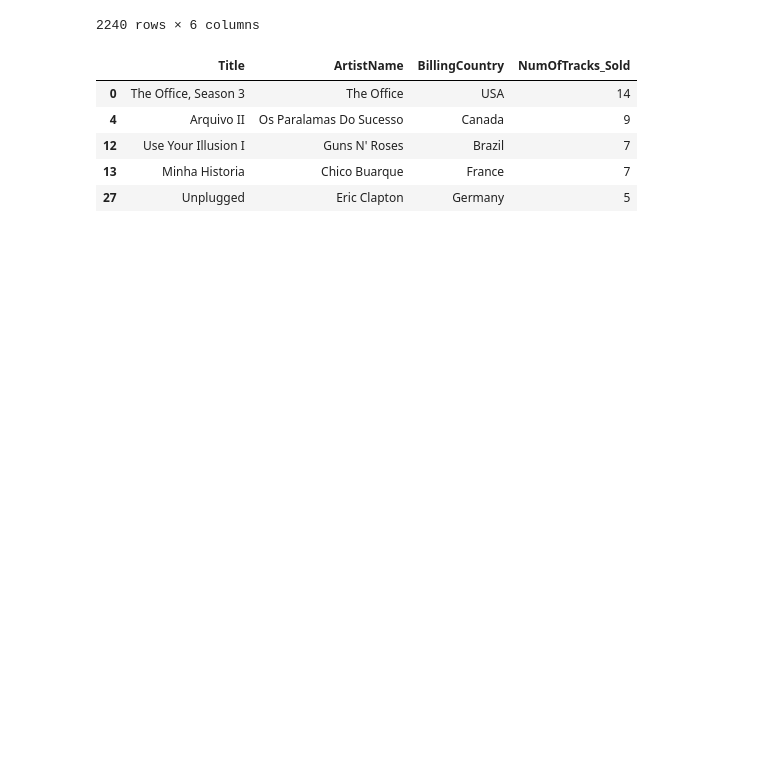
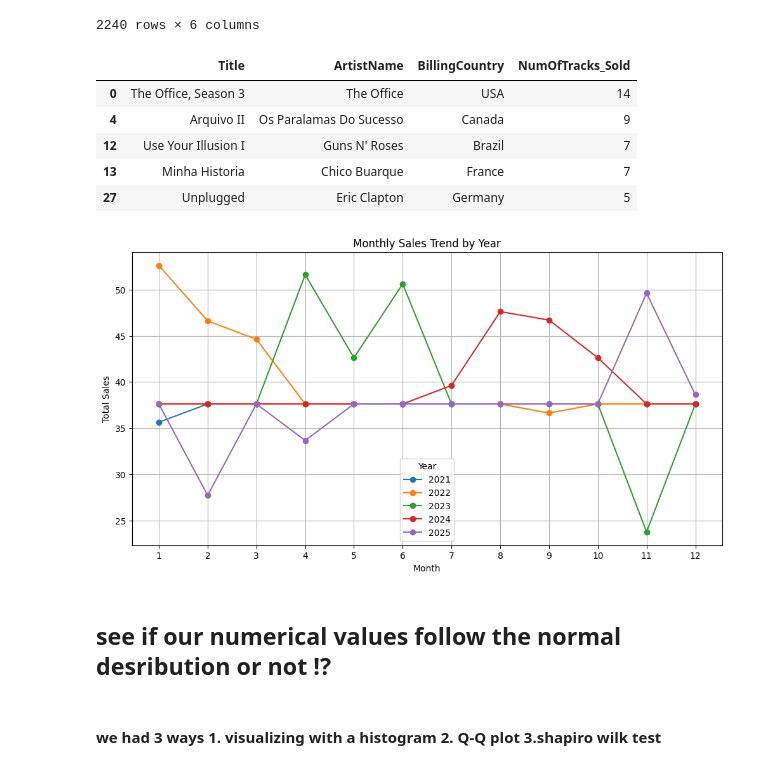
Before and after one commit to SobhanSalarian/MusicStore, a Jupyter notebook: notebooks/AnalyzingTheData.ipynb, the cells around one changed output. Saved outputs shown, nothing was run; the diff lists cells and outputs as text; code cells hidden in the pictures; blank space fills up the shorter version.

```diff
--- a/notebooks/AnalyzingTheData.ipynb
+++ b/notebooks/AnalyzingTheData.ipynb
@@ -189,3 +192,34 @@ gropedtrack_albums_invoiceline_invoice
 | 12 | Use Your Illusion I | Guns N' Roses | Brazil | 7 |
 | 13 | Minha Historia | Chico Buarque | France | 7 |
 | 27 | Unplugged | Eric Clapton | Germany | 5 |
+# %%
+d.invoice['InvoiceDate'] = pd.to_datetime(d.invoice['InvoiceDate'])
+
+# Extract year and month from InvoiceDate
+d.invoice['Year'] = d.invoice['InvoiceDate'].dt.year
+d.invoice['Month'] = d.invoice['InvoiceDate'].dt.month
+
+# Group by Year and Month and sum the Total
+monthly_sales = d.invoice.groupby(['Year', 'Month']).agg(totalRev = ('Total' , 'sum')).reset_index()
+
+# Pivot the table to have months as columns and years as rows
+pivot_table = monthly_sales.pivot(index='Month', columns='Year', values='totalRev')
+
+# Plotting the data
+plt.figure(figsize=(12, 6))
+for year in pivot_table.columns:
+    plt.plot(pivot_table.index, pivot_table[year], marker='o', label=str(year))
+
+plt.title('Monthly Sales Trend by Year')
+plt.xlabel('Month')
+plt.ylabel('Total Sales')
+plt.legend(title='Year')
+plt.xticks(range(1, 13))
+plt.grid(True)
+plt.show()
+# %% [output]
+[figure, added]
+# %% [markdown]
+## see if our numerical values follow the normal desribution or not !?
+# %% [markdown]
+#### we had 3 ways 1. visualizing with a histogram 2. Q-Q plot 3.shapiro wilk test
```
Also changed, not shown: parts of 9 cells of this notebook, 1 other file.
